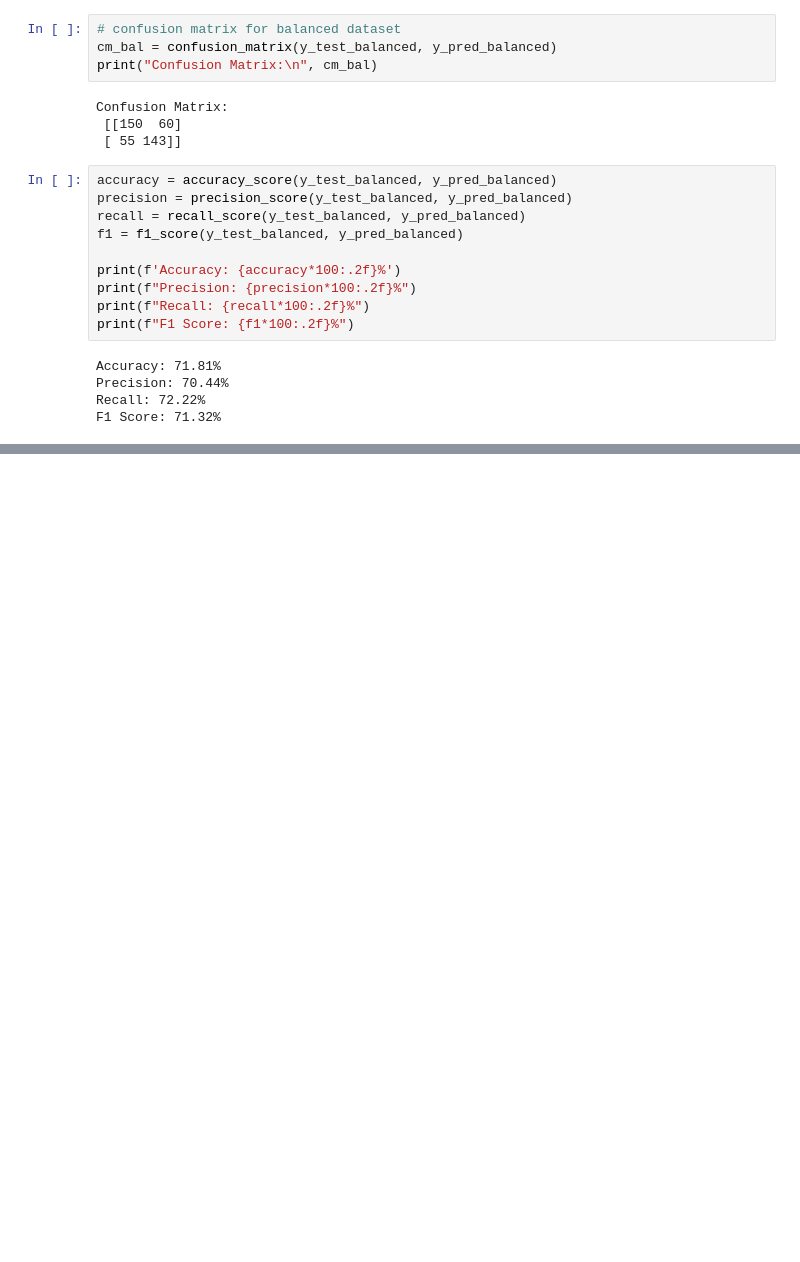
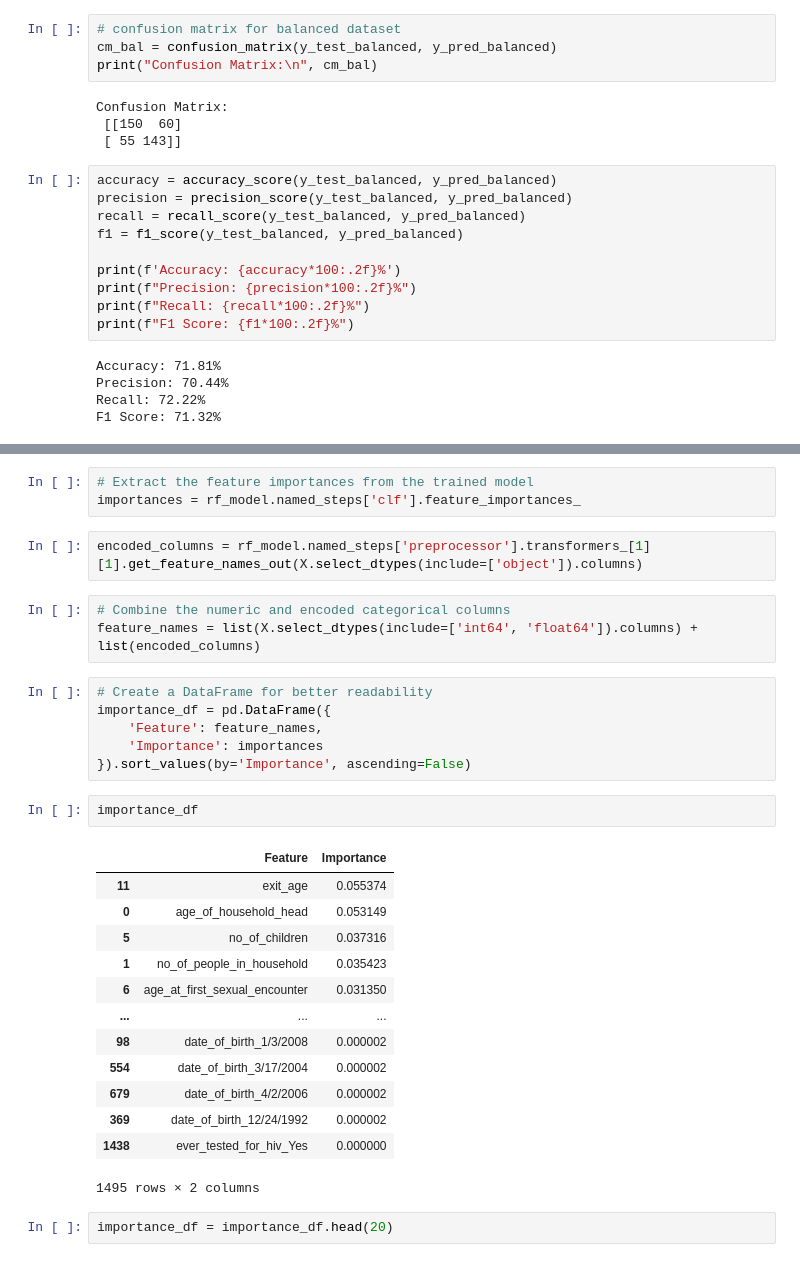
Before and after one commit to RichieRicky/DSF-PT08P5-GROUP5_CAPSTONE-PROJECT, a Jupyter notebook: felix.ipynb, the cells around one changed output, grey strips where cells are left out. Cells and saved outputs as stored; diff of their text form; blank space fills up the shorter version.

```diff
--- a/felix.ipynb
+++ b/felix.ipynb
@@ -327,0 +430,32 @@ F1 Score: 71.32%
+# %%
+# Extract the feature importances from the trained model
+importances = rf_model.named_steps['clf'].feature_importances_
+# %%
+encoded_columns = rf_model.named_steps['preprocessor'].transformers_[1][1].get_feature_names_out(X.select_dtypes(include=['object']).columns)
+# %%
+# Combine the numeric and encoded categorical columns
+feature_names = list(X.select_dtypes(include=['int64', 'float64']).columns) + list(encoded_columns)
+# %%
+# Create a DataFrame for better readability
+importance_df = pd.DataFrame({
+    'Feature': feature_names,
+    'Importance': importances
+}).sort_values(by='Importance', ascending=False)
+# %%
+importance_df
+# %% [output]
+|  | Feature | Importance |
+| 11 | exit_age | 0.055374 |
+| 0 | age_of_household_head | 0.053149 |
+| 5 | no_of_children | 0.037316 |
+| 1 | no_of_people_in_household | 0.035423 |
+| 6 | age_at_first_sexual_encounter | 0.031350 |
+| ... | ... | ... |
+| 98 | date_of_birth_1/3/2008 | 0.000002 |
+| 554 | date_of_birth_3/17/2004 | 0.000002 |
+| 679 | date_of_birth_4/2/2006 | 0.000002 |
+| 369 | date_of_birth_12/24/1992 | 0.000002 |
+| 1438 | ever_tested_for_hiv_Yes | 0.000000 |
+1495 rows × 2 columns
+# %%
+importance_df = importance_df.head(20)
```
Also changed, not shown: parts of 17 cells of this notebook.
